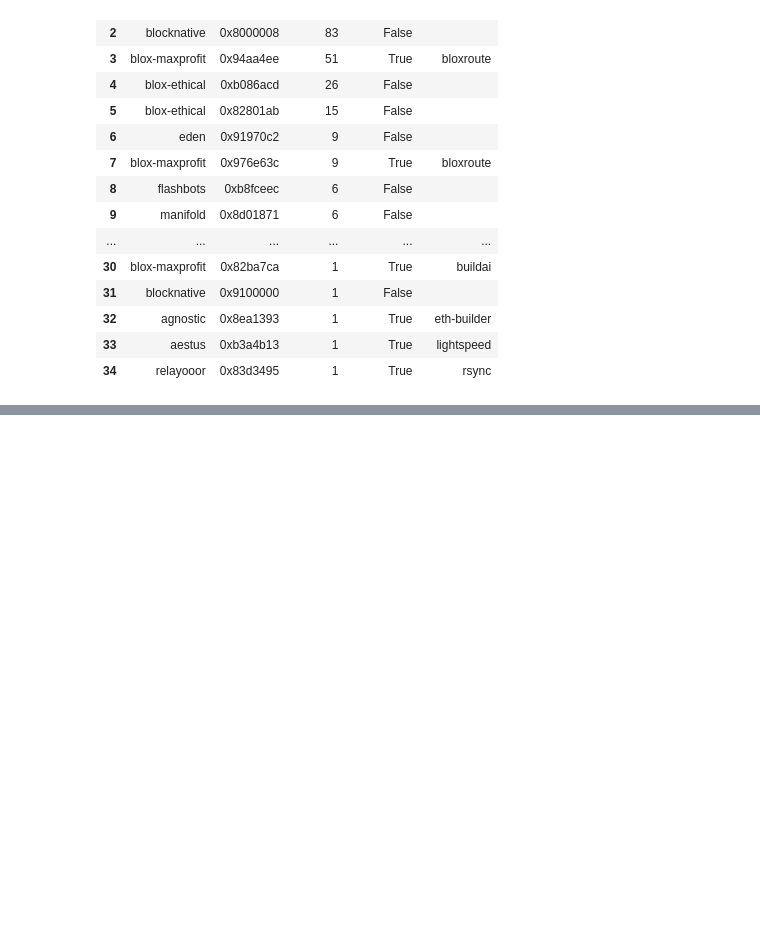
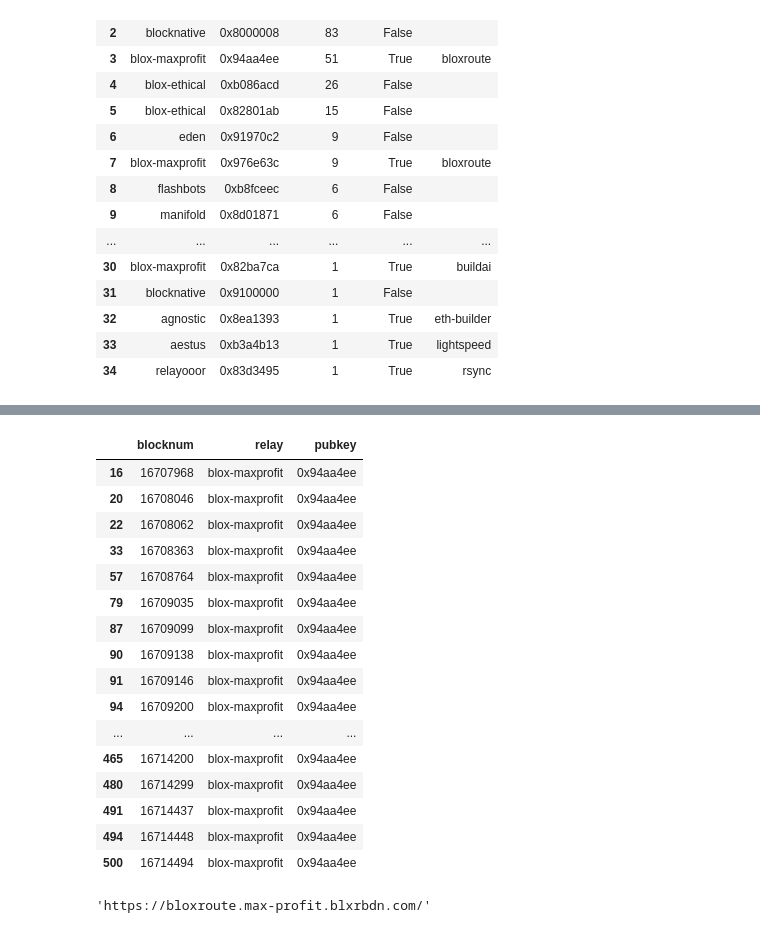
Before and after one commit to michaelneuder/relay-data, a Jupyter notebook: mainnet/missing-blocks.ipynb, the cells around one changed output, grey strips where cells are left out. Saved outputs shown, nothing was run; the diff lists cells and outputs as text; code cells hidden in the pictures; blank space fills up the shorter version.

```diff
--- a/mainnet/missing-blocks.ipynb
+++ b/mainnet/missing-blocks.ipynb
@@ -257,0 +295,27 @@ pairs[pairs['pubkey'] == "0x83d3495"]
+# %%
+bloxmissing = missing
+bloxmissing['pubkey'] = bloxmissing['pubkey'].apply(lambda x: x[:9])
+bloxmissing = bloxmissing[bloxmissing['pubkey'] == "0x94aa4ee"]
+bloxmissing
+# %% [output]
+|  | blocknum | relay | pubkey |
+| 16 | 16707968 | blox-maxprofit | 0x94aa4ee |
+| 20 | 16708046 | blox-maxprofit | 0x94aa4ee |
+| 22 | 16708062 | blox-maxprofit | 0x94aa4ee |
+| 33 | 16708363 | blox-maxprofit | 0x94aa4ee |
+| 57 | 16708764 | blox-maxprofit | 0x94aa4ee |
+| 79 | 16709035 | blox-maxprofit | 0x94aa4ee |
+| 87 | 16709099 | blox-maxprofit | 0x94aa4ee |
+| 90 | 16709138 | blox-maxprofit | 0x94aa4ee |
+| 91 | 16709146 | blox-maxprofit | 0x94aa4ee |
+| 94 | 16709200 | blox-maxprofit | 0x94aa4ee |
+| ... | ... | ... | ... |
+| 465 | 16714200 | blox-maxprofit | 0x94aa4ee |
+| 480 | 16714299 | blox-maxprofit | 0x94aa4ee |
+| 491 | 16714437 | blox-maxprofit | 0x94aa4ee |
+| 494 | 16714448 | blox-maxprofit | 0x94aa4ee |
+| 500 | 16714494 | blox-maxprofit | 0x94aa4ee |
+# %%
+relays['blox-maxprofit']
+# %% [output]
+'https://bloxroute.max-profit.blxrbdn.com/'
```
Also changed, not shown: parts of 12 cells of this notebook, 2 other files.
